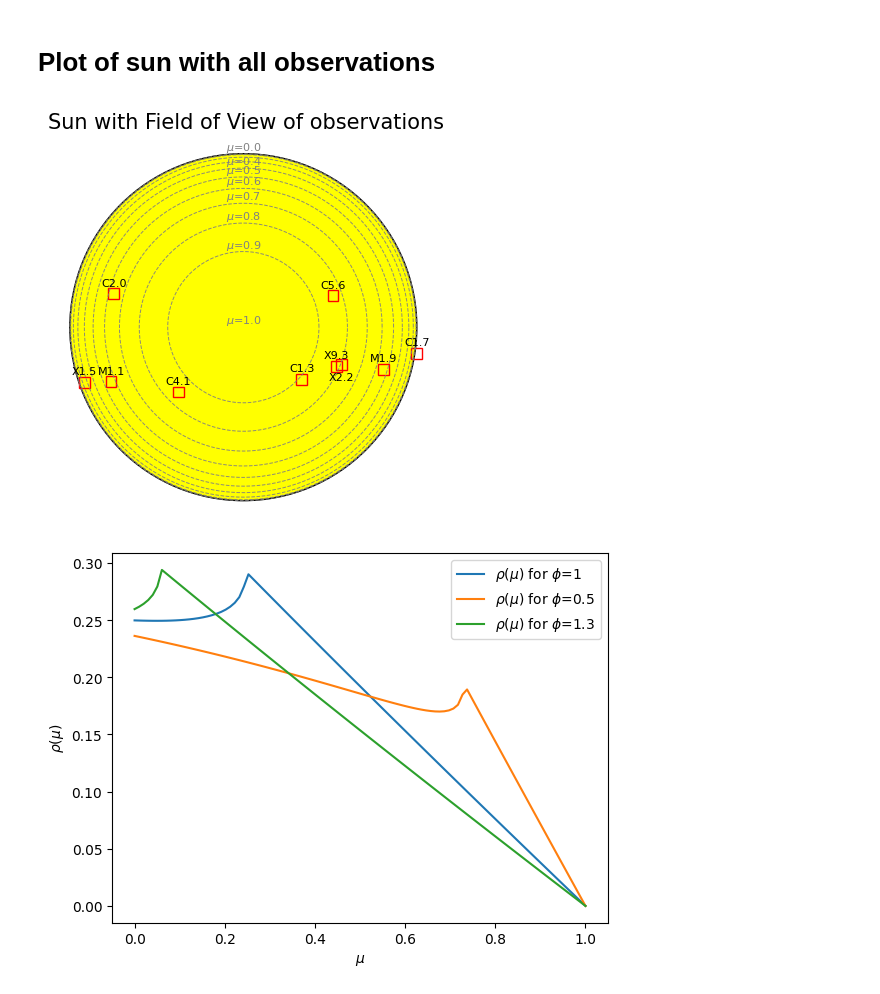
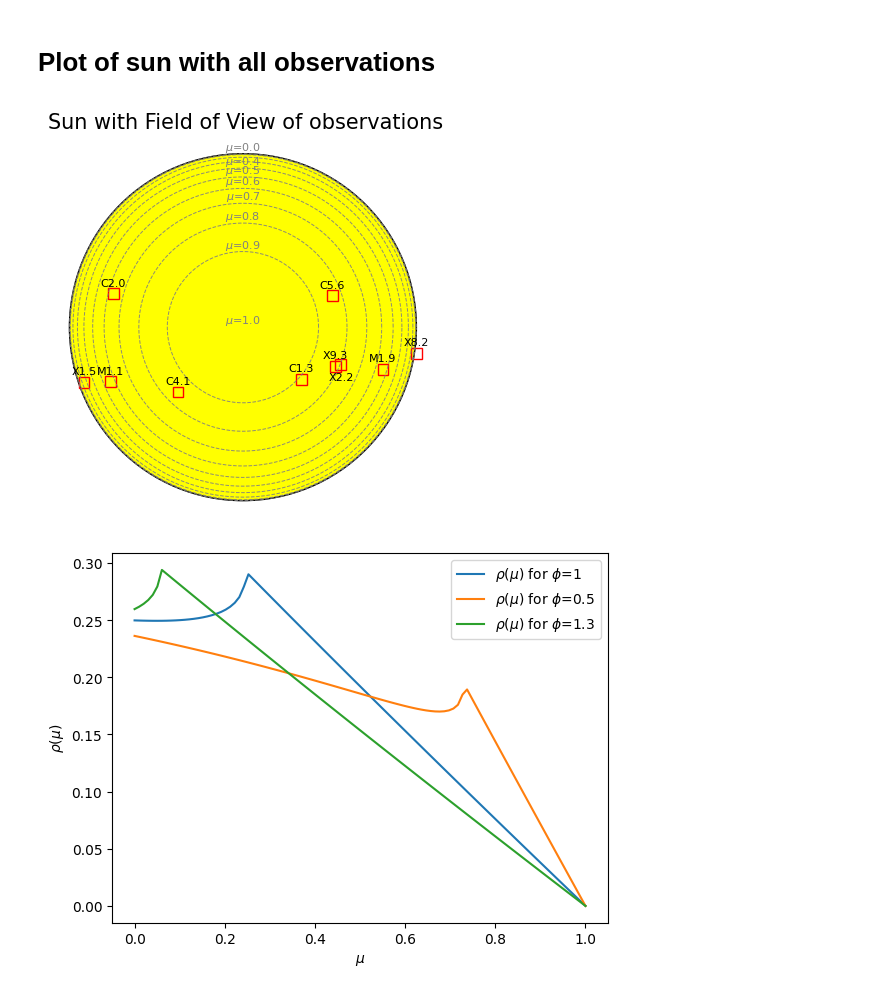
Before and after one commit to demichieldewilde/solar-flares, a Jupyter notebook: data/flare_distr/flare distr.ipynb, the cells around one changed output. Saved outputs shown, nothing was run; the diff lists cells and outputs as text; code cells hidden in the pictures.

```diff
--- a/data/flare_distr/flare distr.ipynb
+++ b/data/flare_distr/flare distr.ipynb
@@ -10,14 +10,14 @@ import use_nessi2 as un2
 # %%
 sr = solar_radius = 959.63
 centers = [(513, -216) , (542, -208), (-716.9, 186.2) ,(323.4, -287.9), (496, 175),  (-879, -305),
            (775, -233), (-732, -302),  ( -359,  -359), (959, -144) ]
-flarelabels = ["X9.3", "\n\n\n\nX2.2", "C2.0", "C1.3", "C5.6", "X1.5", "M1.9", "M1.1", "C4.1", "C1.7"]
+flarelabels = ["X9.3", "\n\n\n\nX2.2", "C2.0", "C1.3", "C5.6", "X1.5", "M1.9", "M1.1", "C4.1", "X8.2"]
 angles =    []
 
 # Create the sun plot
 un2.create_sun_plot(centers, flarelabels)
 # %% [output]
-[figure, old version]
+[figure, new version]
 # %%
 # \begin{table*}[ht]
 #     \centering
```
Also changed, not shown: 7 other files.
